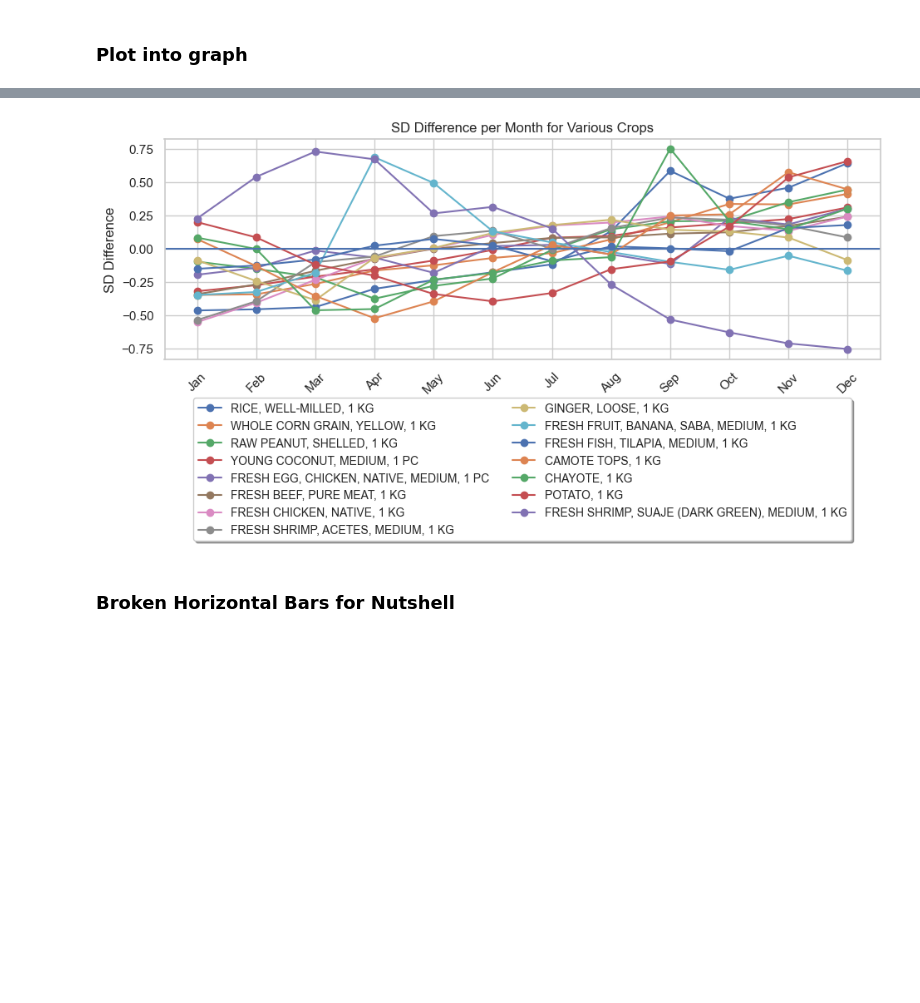
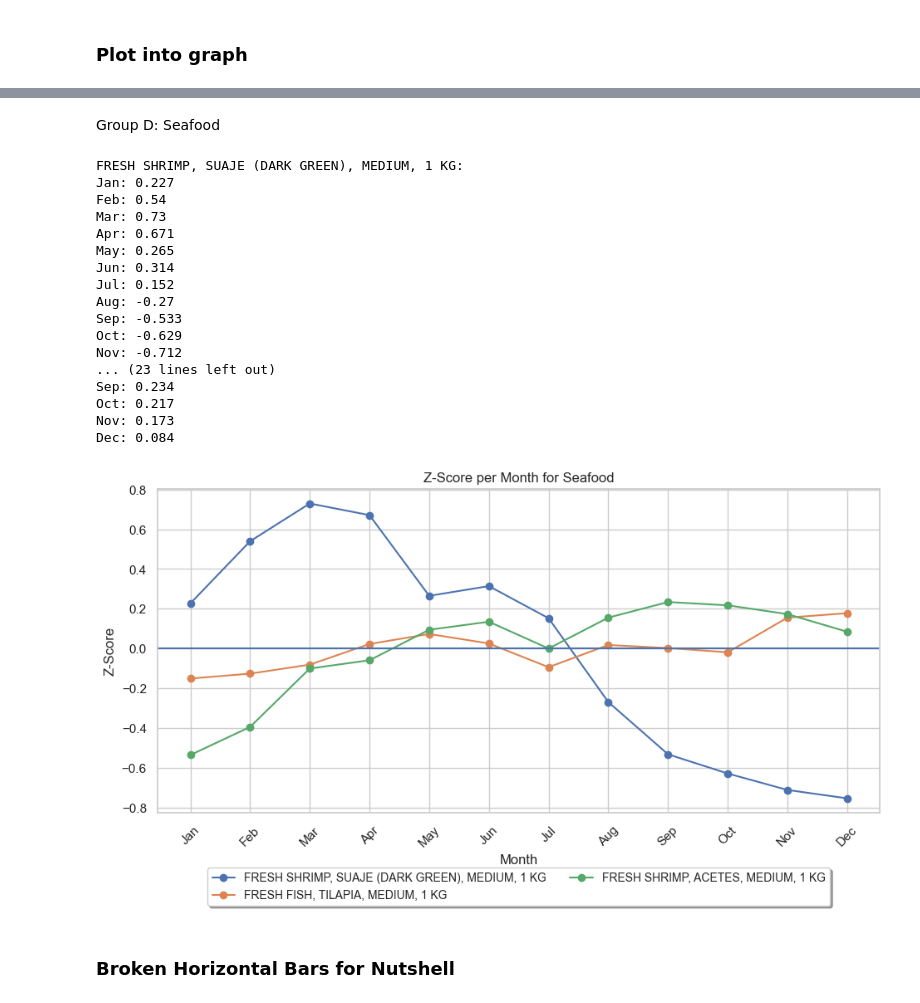
Before and after one commit to rue-22/cs132-group-two, a Jupyter notebook: EDA/EDAv1.ipynb, the cells around one changed output, grey strips where cells are left out. Drawn from its saved outputs; the diff is of its cells as text; code cells hidden in the pictures; blank space fills up the shorter version.

```diff
--- a/EDA/EDAv1.ipynb
+++ b/EDA/EDAv1.ipynb
@@ -230,38 +484,62 @@ seasonality_results
+# %% [markdown]
+Group D: Seafood
 # %%
 def plot_sd_difference(seasonality_results):
     plt.figure(figsize=(10, 6))
 
     for result in seasonality_results:
-        # crops_to_plot = [
-        #     'RICE, WELL-MILLED, 1 KG',
-        #     'CAULIFLOWER, 1 KG',
-        #     'FRESH FRUIT, MANGO, KALABAW, RIPE, MEDIUM, 1 KG',
-        #     'FRESH FRUIT, GRAPES, 1 KG',
-        #     'FRESH SHRIMP, SUAJE, MEDIUM, 1 KG'
-        # ]
-        # if result['crop'] not in crops_to_plot:
-        #     continue
+
+        crops_to_plot = [
+            "FRESH SHRIMP, SUAJE (DARK GREEN), MEDIUM, 1 KG",
+            "FRESH SHRIMP, ACETES, MEDIUM, 1 KG",
+            "FRESH FISH, TILAPIA, MEDIUM, 1 KG"
+        ]
+        if result['crop'] not in crops_to_plot:
+            continue
+
+
+
         crop = result['crop']
         sd_diff = result['sigma_diff_from_overall_mean']
         months = result['months']
+        print(f"{crop}:")
+        for i in range (12):
+            print(f"{months[i]}: {round(sd_diff[i],3)}")
 
         plt.plot(months, sd_diff, marker='o', linestyle='-', label=crop)
 
 
-    plt.title('SD Difference per Month for Various Crops')
+    plt.title('Z-Score per Month for Seafood')
     plt.xlabel('Month')
-    plt.ylabel('SD Difference')
+    plt.ylabel('Z-Score')
     plt.grid(True)
     plt.xticks(rotation=45)
     plt.legend(loc='upper center', bbox_to_anchor=(0.5, -0.15), fancybox=True, shadow=True, ncol=2, fontsize='small')
     plt.tight_layout(pad=2)  # Adjust the padding to make the layout more compact
     plt.axhline()
     plt.show()
 
 
 plot_sd_difference(seasonality_results)
 # %% [output]
+FRESH SHRIMP, SUAJE (DARK GREEN), MEDIUM, 1 KG:
+Jan: 0.227
+Feb: 0.54
+Mar: 0.73
+Apr: 0.671
+May: 0.265
+Jun: 0.314
+Jul: 0.152
+Aug: -0.27
+Sep: -0.533
+Oct: -0.629
+Nov: -0.712
+... (23 lines left out)
+Sep: 0.234
+Oct: 0.217
+Nov: 0.173
+Dec: 0.084
-[figure, old version]
+[figure, new version]
 # %% [markdown]
 ### Broken Horizontal Bars for Nutshell
 # %%
```
Also changed, not shown: parts of 10 cells of this notebook.
